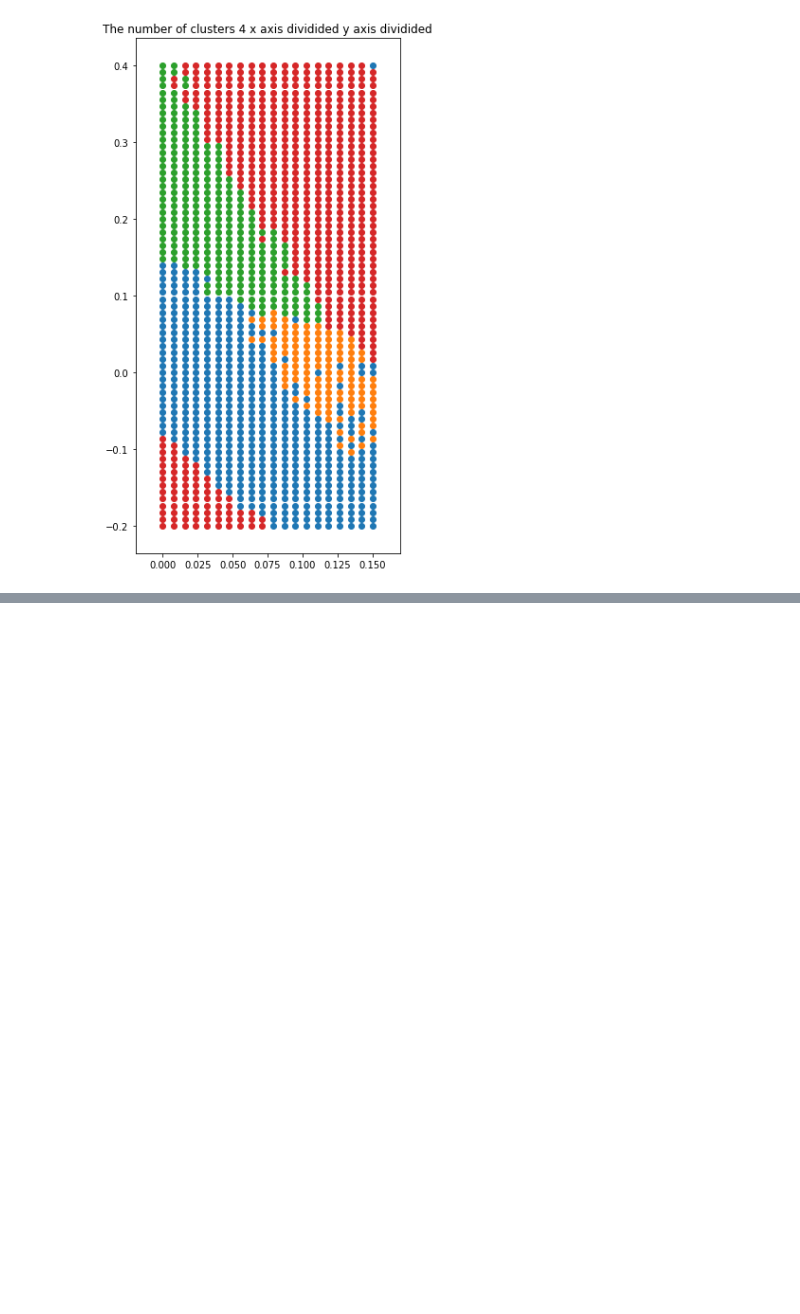
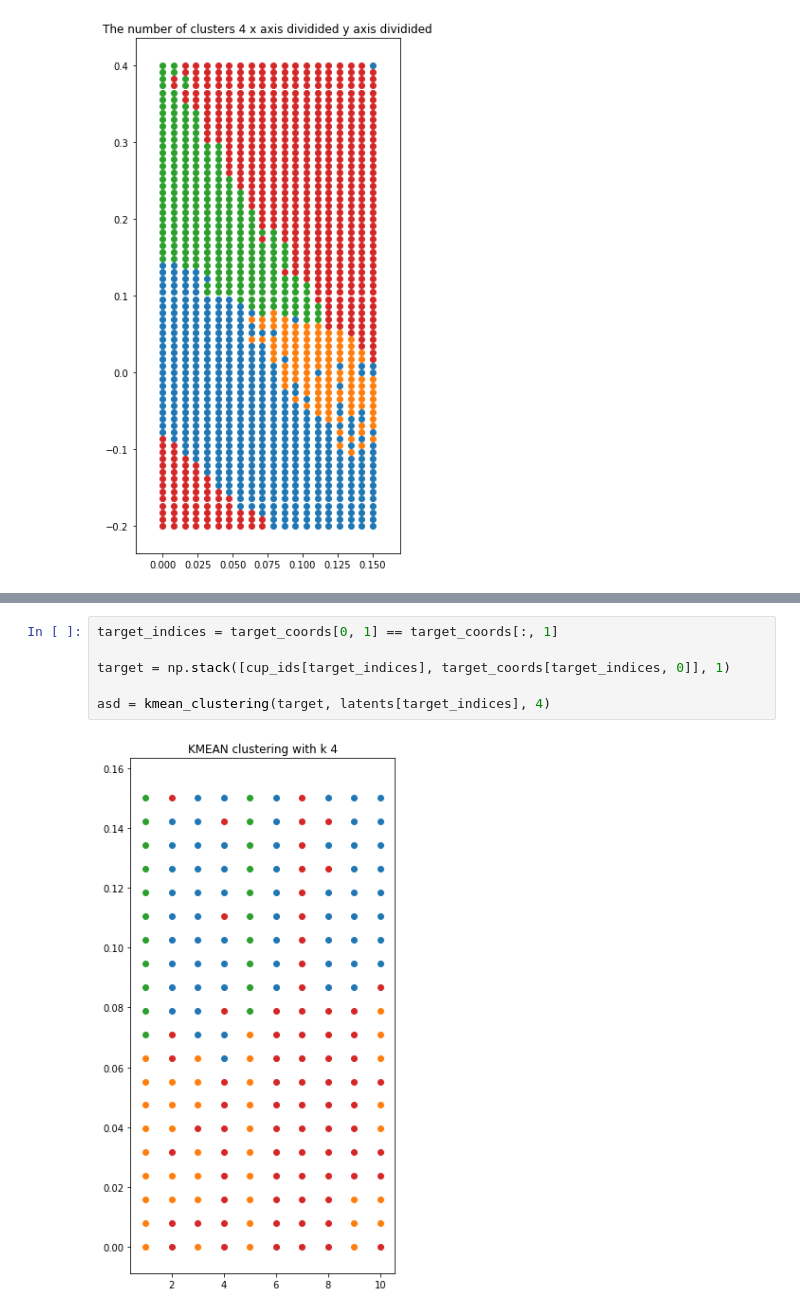
Before and after one commit to gamleksi/affordance_gym, a Jupyter notebook: scripts/results.ipynb, the cells around one changed output, grey strips where cells are left out. Drawn from its saved outputs; the diff is of its cells as text; blank space fills up the shorter version.

```diff
--- a/scripts/results.ipynb
+++ b/scripts/results.ipynb
@@ -149,0 +213,8 @@ array([3, 3, 3, ..., 3, 3, 3], dtype=int32)
+# %%
+target_indices = target_coords[0, 1] == target_coords[:, 1]
+
+target = np.stack([cup_ids[target_indices], target_coords[target_indices, 0]], 1)
+
+asd = kmean_clustering(target, latents[target_indices], 4)
+# %% [output]
+[figure, added]
```
Also changed, not shown: parts of 7 cells of this notebook, 3 other files.
